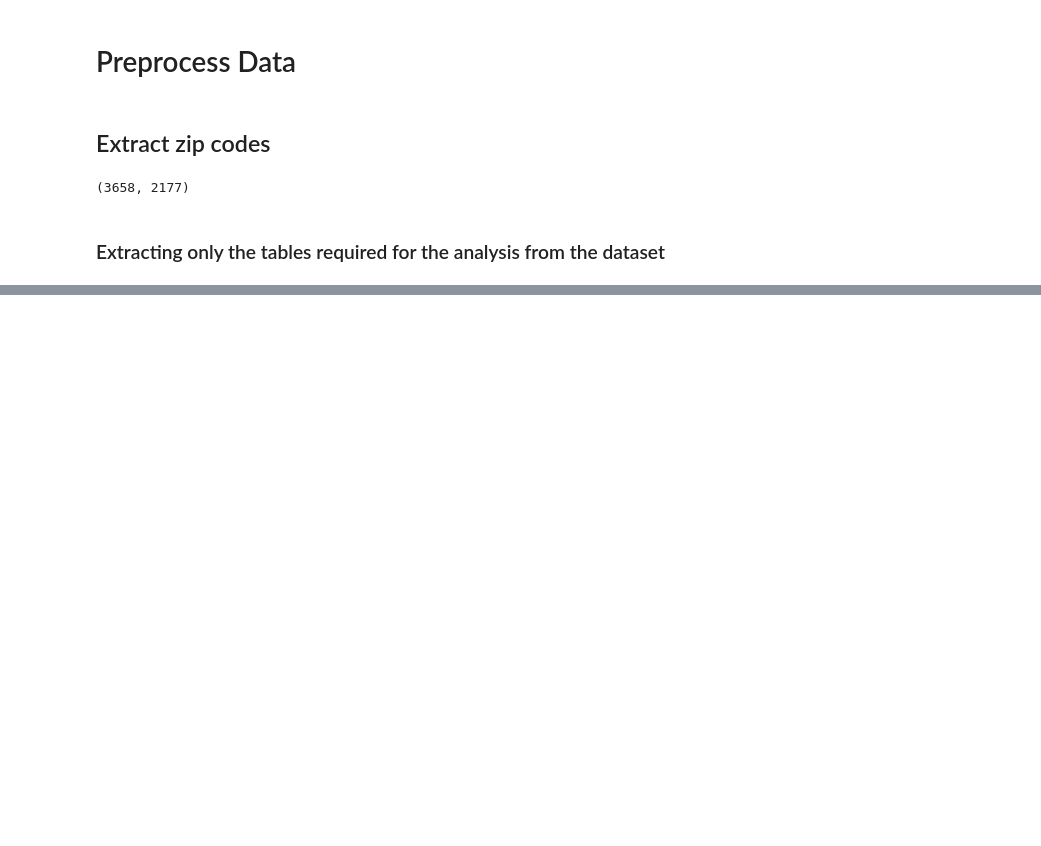
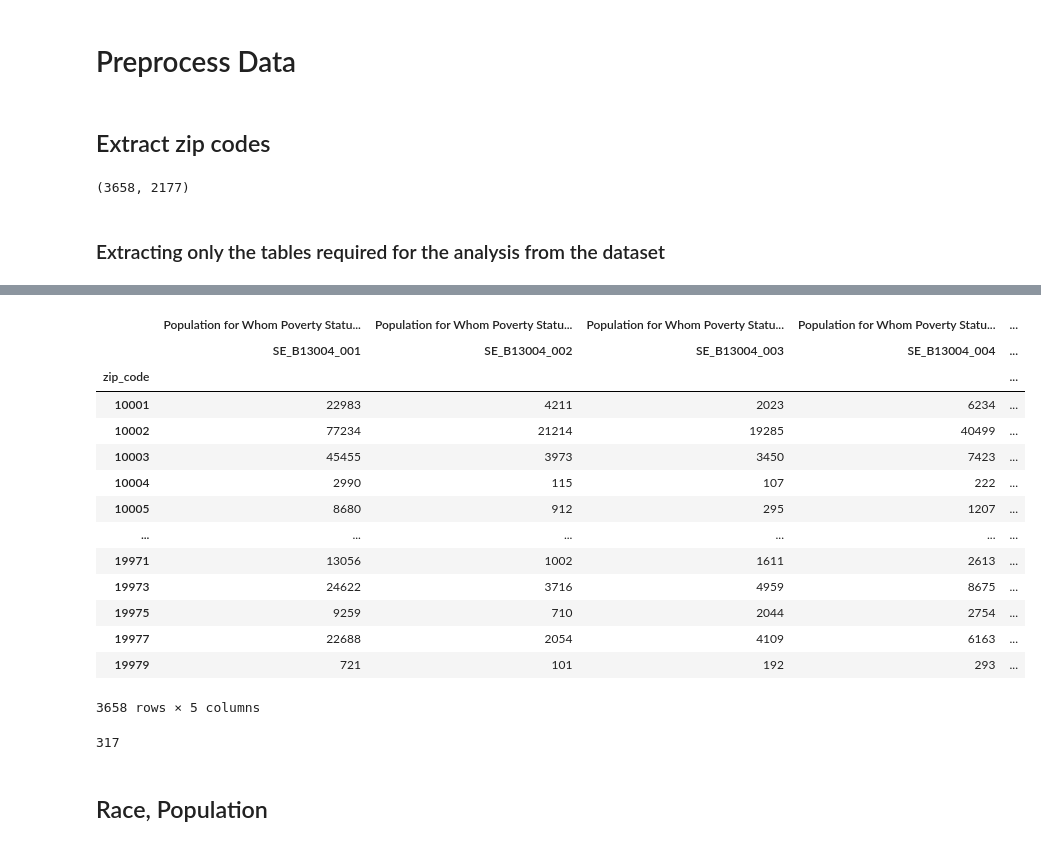
Before and after one commit to mo-vellanki/ist707_team4_acs_poverty_analysis, a Jupyter notebook: team4_analysis.ipynb, the cells around one changed output, grey strips where cells are left out. Cells and saved outputs as stored; diff of their text form; code cells hidden in the pictures; blank space fills up the shorter version.

Commit message:
Processed more tables
pending - income and poverty, housing

```diff
--- a/team4_analysis.ipynb
+++ b/team4_analysis.ipynb
@@ -45,6 +45,7 @@ df.shape
 # %% [markdown]
 ### Extracting only the tables required for the analysis from the dataset
 # %%
-table_names = ["SE_F13004", "SE_A03001", "SE_A10021", "SE_A10027", "SE_A10035", "SE_A12001", "SE_A12003", "SE_A12004", "SE_A12005", "SE_A12006", "SE_A12007", "SE_A12008", "SE_A12009", "SE_A12010", "SE_A12011", "SE_A12012", "SE_A12013", "SE_A12014", "SE_A12015", "SE_A12016", "SE_A12017", "SE_A12018", "SE_A12019", "SE_A00002"]
+#OLD LIST table_names = ["SE_F13004", "SE_A17005", "SE_A03001", "SE_A10021", "SE_A10027", "SE_A10035", "SE_A12001", "SE_A12003", "SE_A12004", "SE_A12005", "SE_A12006", "SE_A12007", "SE_A12008", "SE_A12009", "SE_A12010", "SE_A12011", "SE_A12012", "SE_A12013", "SE_A12014", "SE_A12015", "SE_A12016", "SE_A12017", "SE_A12018", "SE_A12019", "SE_A00002", "SE_A14010"]
+table_names = ['SE_B13004', 'SE_A14009', 'SE_A03001', 'SE_A13002', 'SE_A13007', 'SE_A14006', 'SE_A14028', 'SE_B13004', 'SE_A15001', 'SE_A14007', 'SE_A10021', 'SE_A10027', 'SE_A10035', 'SE_A14002', 'SE_A14007', 'SE_A14024', 'SE_A18009', 'SE_B18002', 'SE_B12001', 'SE_A12003', 'SE_A12004', 'SE_A17005', 'SE_A17009', 'SE_A20001', 'SE_A00002']
 len(table_names)
 # %% [output]
@@ -54,0 +69,18 @@ df = df.loc[:, df.columns.get_level_values(1).isin(matching_columns)]
+# %%
+df.loc[:, df.columns.get_level_values(1).str.startswith('SE_B13004')]
+# %% [output]
+|  | Population for Whom Poverty Statu... | Population for Whom Poverty Statu... | Population for Whom Poverty Statu... | Population for Whom Poverty Statu... | ... |
+|  | SE_B13004_001 | SE_B13004_002 | SE_B13004_003 | SE_B13004_004 | ... |
+| zip_code |  |  |  |  | ... |
+| 10001 | 22983 | 4211 | 2023 | 6234 | ... |
+| 10002 | 77234 | 21214 | 19285 | 40499 | ... |
+| 10003 | 45455 | 3973 | 3450 | 7423 | ... |
+| 10004 | 2990 | 115 | 107 | 222 | ... |
+| 10005 | 8680 | 912 | 295 | 1207 | ... |
+| ... | ... | ... | ... | ... | ... |
+| 19971 | 13056 | 1002 | 1611 | 2613 | ... |
+| 19973 | 24622 | 3716 | 4959 | 8675 | ... |
+| 19975 | 9259 | 710 | 2044 | 2754 | ... |
+| 19977 | 22688 | 2054 | 4109 | 6163 | ... |
+| 19979 | 721 | 101 | 192 | 293 | ... |
+3658 rows × 5 columns
@@ -54,0 +90,4 @@ df = df.loc[:, df.columns.get_level_values(1).isin(matching_columns)]
+# %%
+len(df.loc[df['underPoverty'] == 1]) # There are 317 zip codes in region 1 which have more than 50% of families that are poor or struggling
+# %% [output]
+317
@@ -54,0 +105,2 @@ df = df.loc[:, df.columns.get_level_values(1).isin(matching_columns)]
+# %% [markdown]
+## Race, Population
```
Also changed, not shown: parts of 45 cells of this notebook.
